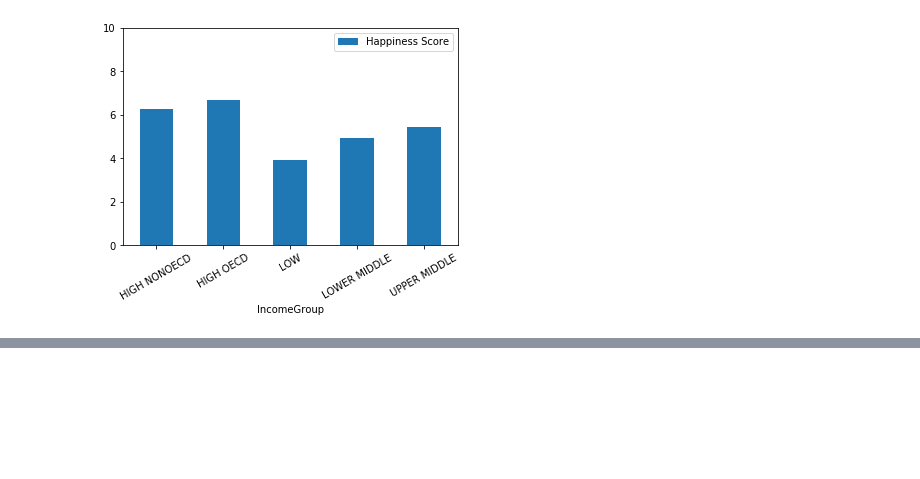
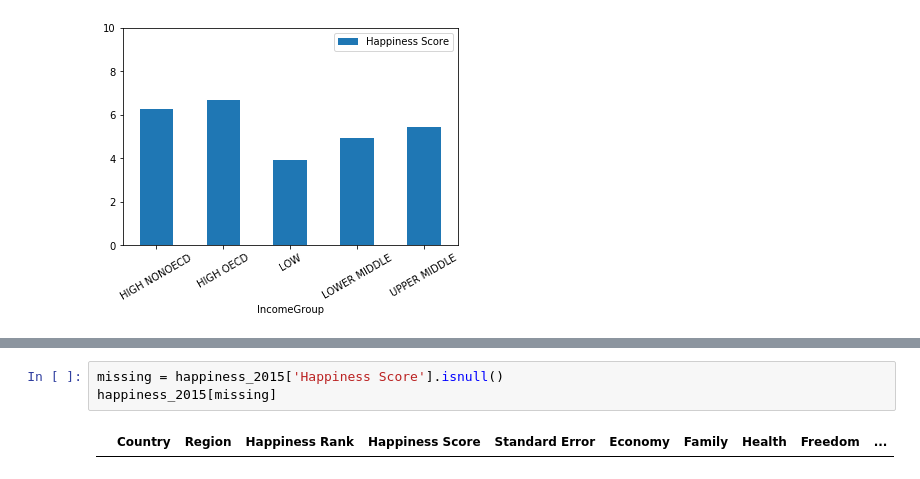
Before and after one commit to natekotila/DataQuestProjects, a Jupyter notebook: world-happiness-report/Cleaning_Happiness.ipynb, the cells around one changed output, grey strips where cells are left out. Cells and saved outputs as stored; diff of their text form; blank space fills up the shorter version.

```diff
--- a/world-happiness-report/Cleaning_Happiness.ipynb
+++ b/world-happiness-report/Cleaning_Happiness.ipynb
@@ -492,0 +507,5 @@ pv_incomes.plot(kind='bar',
+# %%
+missing = happiness_2015['Happiness Score'].isnull()
+happiness_2015[missing]
+# %% [output]
+|  | Country | Region | Happiness Rank | Happiness Score | Standard Error | Economy | Family | Health | Freedom | ... |
```
Also changed, not shown: parts of 4 cells of this notebook.
